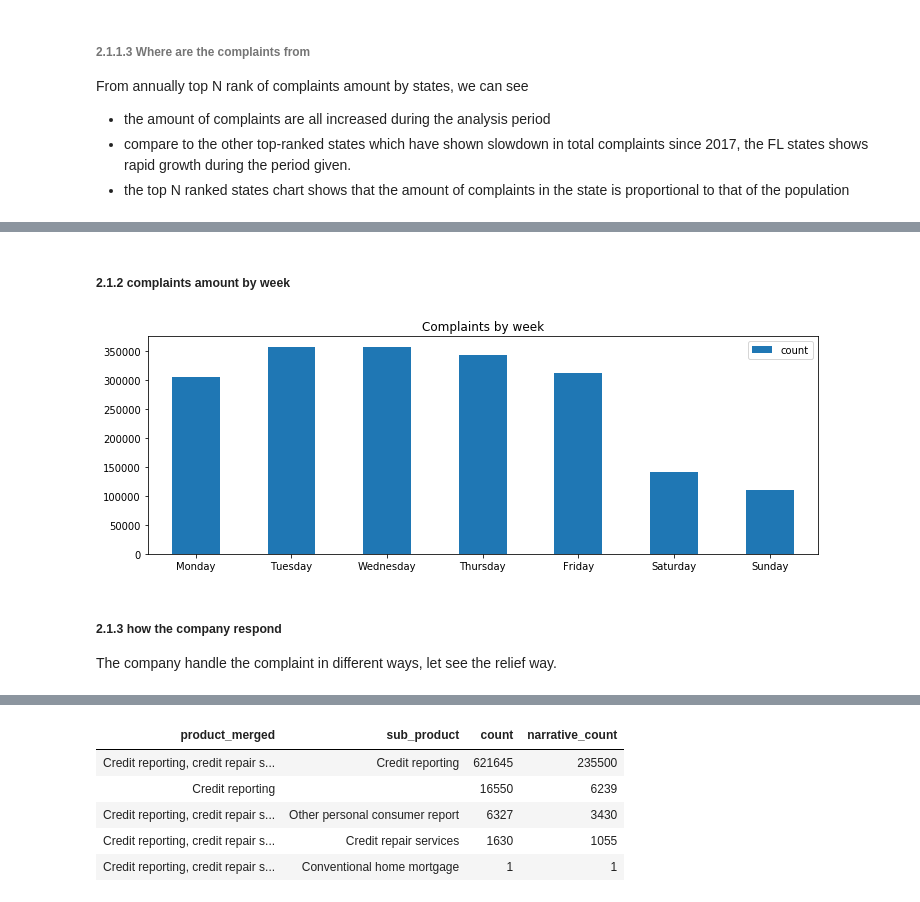
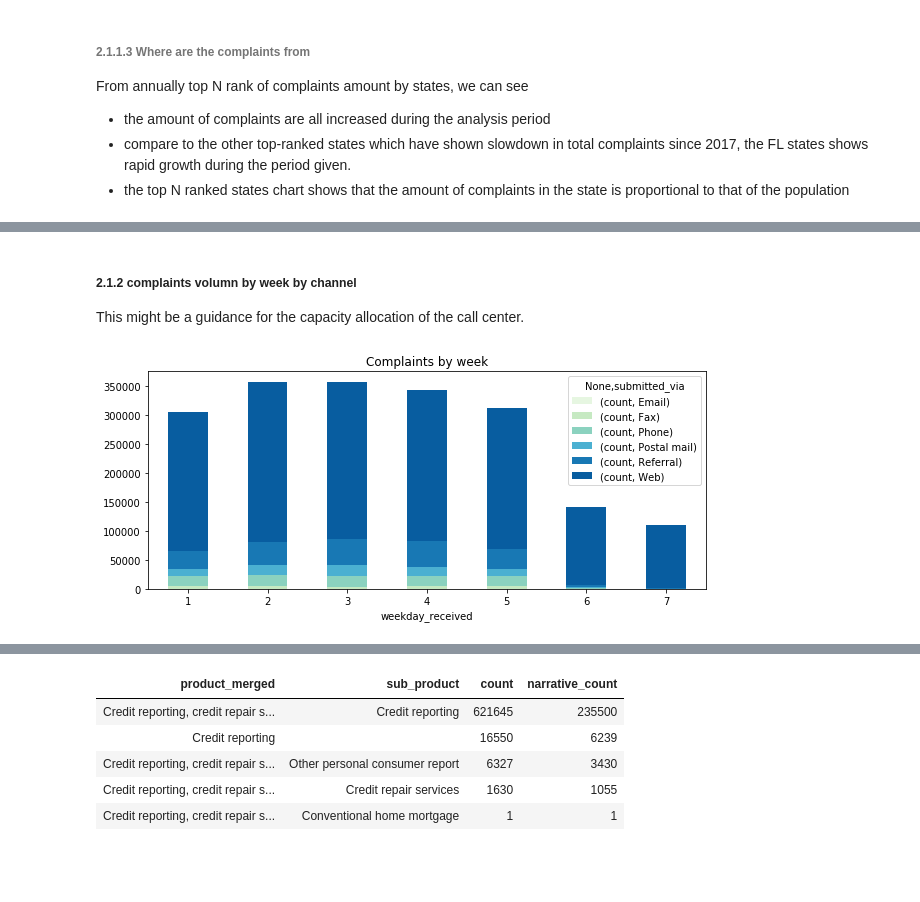
Before and after one commit to rachel0614/BDA2021Project1, a Jupyter notebook: BDA/CustomerComplaint.ipynb, the cells around one changed output, grey strips where cells are left out. Cells and saved outputs as stored; diff of their text form; code cells hidden in the pictures; blank space fills up the shorter version.

```diff
--- a/BDA/CustomerComplaint.ipynb
+++ b/BDA/CustomerComplaint.ipynb
@@ -167,6 +164,0 @@ sdf.agg(F.max("date_sent_to_company"),F.min("date_sent_to_company"),F.max("date_
-# %%
-# delete null rows of these categorical columns, delete empty state and an outlier
-sdf = sdf.filter("date_received>'2011-12-31' " + # and date_received<'2020-01-01'
-        "and state !='' and state!='UNITED STATES MINOR OUTLYING ISLANDS' ").\
-        dropna(subset=['complaint_id', 'issue','product','date_received','company','state','submitted_via'])
-# save cleaned data to table.
@@ -185,7 +205,7 @@ sdf = sdf.filter("date_received>'2011-12-31' " + # and date_received<'2020-01-01
 from pyspark.sql import functions
 from pyspark.sql.functions import date_format
 
-sdf = sdf.withColumn("complaint_length", functions.length(F.col("complaint_what_happened"))).\
+sdf_cleaned = sdf_cleaned.withColumn("complaint_length", functions.length(F.col("complaint_what_happened"))).\
   withColumn("weekday_received", date_format(F.col("date_received"), "u")). \
   withColumn("year_received", F.year("date_received")). \
   withColumn("product_merged", F.when(F.col('product').contains("Credit card"), "Card").otherwise(F.col('product')))
@@ -197,5 +217 @@ sdf = sdf.withColumn("complaint_length", functions.length(F.col("complaint_what_
 - save the final dataframe to temp view for further use
-# %%
-drop_column_list = ["tags","date_sent_to_company","timely","consumer_consent_provided"]
-sdf = sdf.select([column for column in sdf.columns if column not in drop_column_list])
-sdf.createOrReplaceTempView('t_complaints')
@@ -274,22 +390,20 @@ genBarchart("company", "company",6)
 # %% [markdown]
-##### 2.1.2 complaints amount by week
+##### 2.1.2 complaints volumn by week by channel
+This might be a guidance for the capacity allocation of the call center.
 # %%
 %matplotlib inline
 #count complaints group by day of week
-df_chart = sdf.groupBy("weekday_received")\
-  .agg({"weekday_received":"count"})\
-  .withColumnRenamed("count(weekday_received)", "count").toPandas()
+df_chart = sdf.groupBy("weekday_received","submitted_via")\
+  .agg({"submitted_via":"count"})\
+  .withColumnRenamed("count(submitted_via)", "count").toPandas()
 
-ax = df_chart.sort_values(by=['weekday_received']).plot.bar(x='weekday_received', y='count', \
-                                                            title='Complaints by week',figsize=(12,4), rot=0)
 # show week labels
 ax.set_xticklabels(['Monday', 'Tuesday', 'Wednesday', 'Thursday', 'Friday', 'Saturday', 'Sunday'])
 ax.set_xlabel('')
-plt.figure(figsize=(10,4))
-
+df_chart.groupby(['weekday_received','submitted_via']).sum()\
+  .unstack().plot(kind='bar',stacked=True,title='Complaints by week', \
+                  colormap=ListedColormap(sns.color_palette("GnBu", 10)), rot=0,
+                  figsize=(10,4))
 plt.show()
 # %% [output]
-[figure, old version]
+[figure, new version]
-# %% [markdown]
-##### 2.1.3 how the company respond
-The company handle the complaint in different ways, let see the relief way.
```
Also changed, not shown: parts of 92 cells of this notebook, 2 other files.
